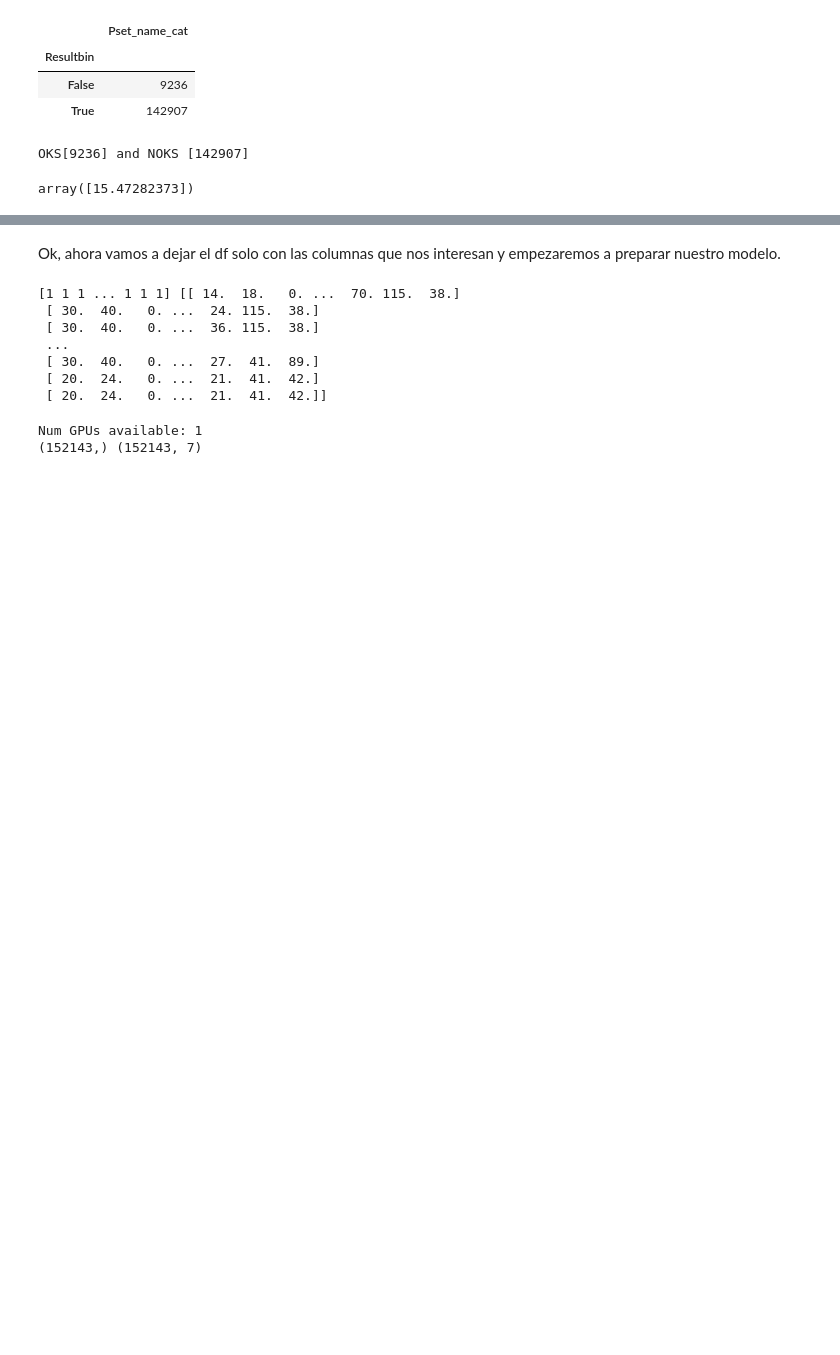
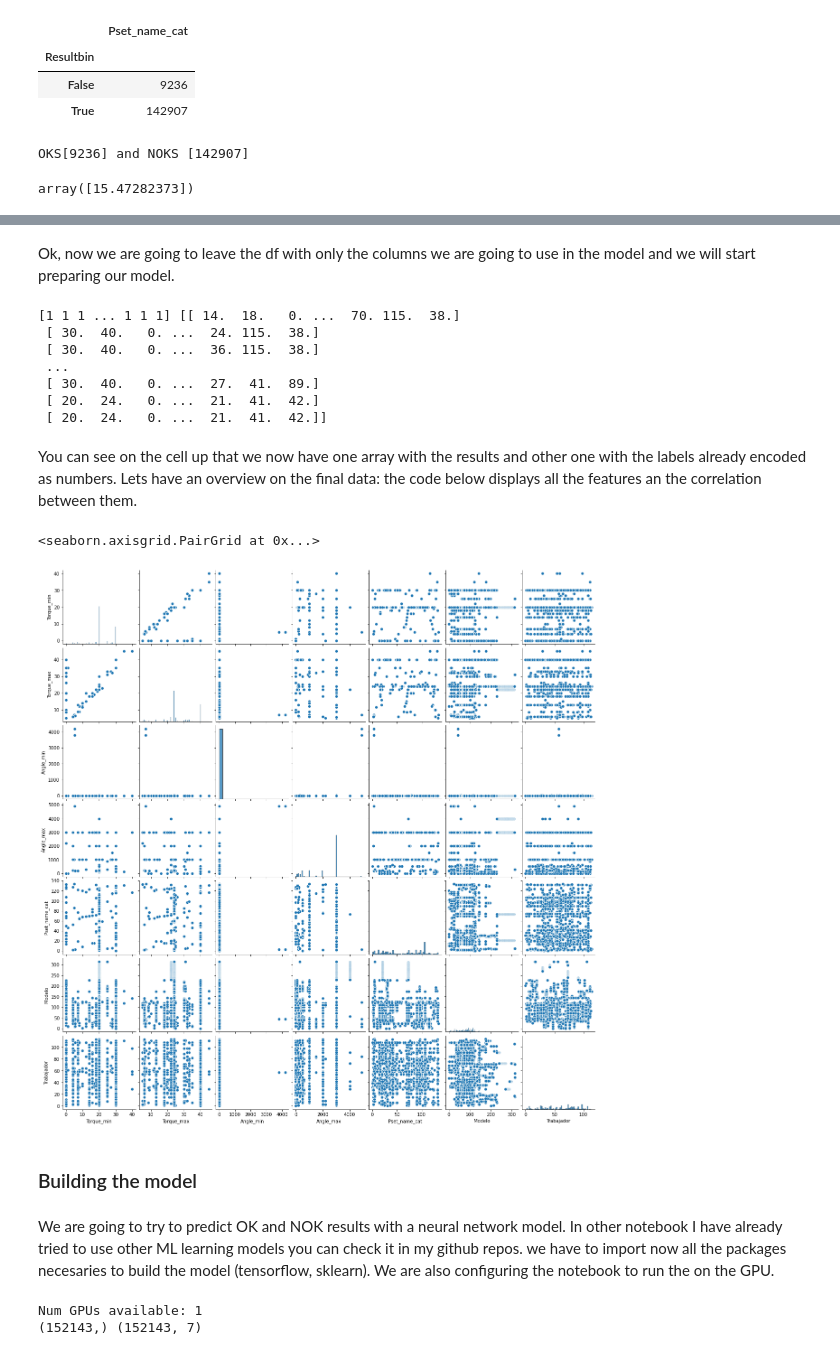
Before and after one commit to guillermodean/TTM_pamplona_NN, a Jupyter notebook: TTM-CNN.ipynb, the cells around one changed output, grey strips where cells are left out. Cells and saved outputs as stored; diff of their text form; code cells hidden in the pictures; blank space fills up the shorter version.

```diff
--- a/TTM-CNN.ipynb
+++ b/TTM-CNN.ipynb
@@ -338,5 +410,5 @@ memory usage: 11.2+ MB
-# %% [markdown]
-Ok, ahora vamos a dejar el df solo con las columnas que nos interesan y empezaremos a preparar nuestro modelo.
+# %% [markdown]
+Ok, now we are going to leave the df with only the columns we are going to use in the model and we will start preparing our model.
 # %%
 dfX["Resultbin"] = dfX["Resultbin"].astype(int)
 y=np.array(dfX["Resultbin"])
@@ -351,6 +423,21 @@ print(y, X)
  [ 30.  40.   0. ...  27.  41.  89.]
  [ 20.  24.   0. ...  21.  41.  42.]
  [ 20.  24.   0. ...  21.  41.  42.]]
+# %% [markdown]
+You can see on the cell up that we now have one array with the results and other one with the labels already encoded as numbers.
+Lets have an overview on the final data: the code below displays all the features an the correlation between them.
+# %%
+import seaborn as sns
+sns.pairplot (dfX)
+# %% [output]
+<seaborn.axisgrid.PairGrid at 0x...>
+[figure, added]
+# %% [markdown]
+### Building the model
+# %% [markdown]
+We are going to try to predict OK and NOK results with a neural network model. In other notebook I have already tried to use other ML learning models you can check it in my github repos.
+we have to import now all the packages necesaries to build the model (tensorflow, sklearn).
+We are also configuring the notebook to run the on the GPU.
 # %%
 from sklearn.model_selection import KFold
 from sklearn.preprocessing import MinMaxScaler
```
Also changed, not shown: parts of 83 cells of this notebook.
